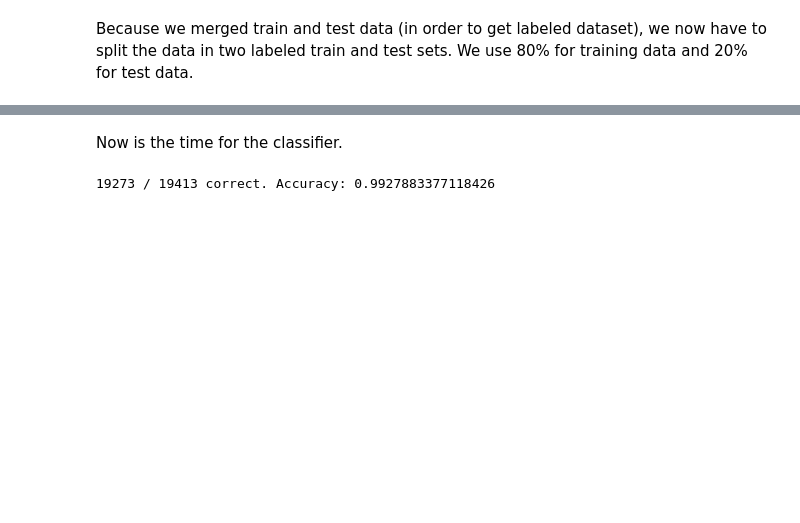
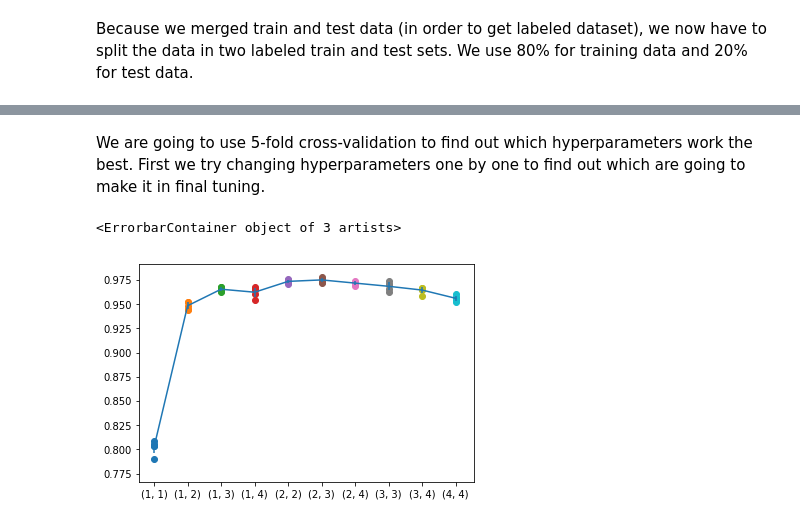
Before and after one commit to Dareon4/interview_assignment, a Jupyter notebook: assignment.ipynb, the cells around one changed output, grey strips where cells are left out. Cells and saved outputs as stored; diff of their text form; code cells hidden in the pictures; blank space fills up the shorter version.

Commit message:
Start cross validating hyperparameters

```diff
--- a/assignment.ipynb
+++ b/assignment.ipynb
@@ -140,15 +78,50 @@ X_train, X_test = tokenize_and_vectorize(X_train, y_train, X_test)
-# %% [markdown]
-Now is the time for the classifier.
-# %%
-from sklearn.svm import LinearSVC
-
-classifier = LinearSVC()
-classifier.fit(X_train, y_train)
-
-y_test_pred = classifier.predict(X_test)
-
-num_correct = np.sum(y_test_pred == y_test)
-accuracy = float(num_correct) / X_test.shape[0]
-print('{} / {} correct. Accuracy: {}'.format(num_correct, X_test.shape[0], accuracy))
-# %% [output]
-19273 / 19413 correct. Accuracy: 0.9927883377118426
+# %% [markdown]
+We are going to use 5-fold cross-validation to find out which hyperparameters work the best. First we try changing hyperparameters one by one to find out which are going to make it in final tuning.
+# %%
+from sklearn.svm import LinearSVC
+
+# Creating 5 folds
+num_folds = 5
+
+n_requests_folds = np.split(X_train_sample, num_folds)
+n_labels_folds = np.split(y_train_sample, num_folds)
+# %%
+# Default hyperparameters
+N_GRAMS_SIZE = (3, 3) # sizes of n-grams to be used
+MIN_DF = 2 # minimal occurences of token for it to appear in features
+MAX_FEATURES = 20000 # Maximum number of top features to select
+
+n_gram_size_choices = [(1, 1), (1, 2), (1, 3), (1, 4), (2, 2), (2, 3), (2, 4), (3, 3), (3, 4), (4, 4)]
+
+accuracies = {}
+
+for (a, b) in n_gram_size_choices:
+    N_GRAMS_SIZE = (a, b)
+    accuracies[(a, b)] = []
+
+    for n in range(num_folds):
+        X_train_val = np.concatenate([n_requests_folds[i] for i in range(num_folds) if i != n])
+        y_train_val = np.concatenate([n_labels_folds[i] for i in range(num_folds) if i != n])
+        X_test_val = n_requests_folds[n]
+        y_test_val = n_labels_folds[n]
+
+        X_train_val, X_test_val = tokenize_and_vectorize(X_train_val, y_train_val, X_test_val)
+
+        classifier = LinearSVC()
+        classifier.fit(X_train_val, y_train_val)
+
+        y_test_val_pred = classifier.predict(X_test_val)
+        accuracies[(a, b)].append(np.sum(y_test_val_pred == y_test_val) / y_test_val.shape[0])
+
+# Plot the accuracies
+accuracies_means = np.array([np.mean(v) for k,v in accuracies.items()])
+accuracies_stds = np.array([np.std(v) for k,v in accuracies.items()])
+
+for (a, b) in n_gram_size_choices:
+    acc = accuracies[(a, b)]
+    plt.scatter(["({}, {})".format(a, b) for i in range(len(acc))], acc)
+
+plt.errorbar(["({}, {})".format(a, b) for a, b in n_gram_size_choices], accuracies_means, yerr=accuracies_stds)
+# %% [output]
+<ErrorbarContainer object of 3 artists>
+[figure, added]
```
Also changed, not shown: parts of 18 cells of this notebook, 1 other file.
